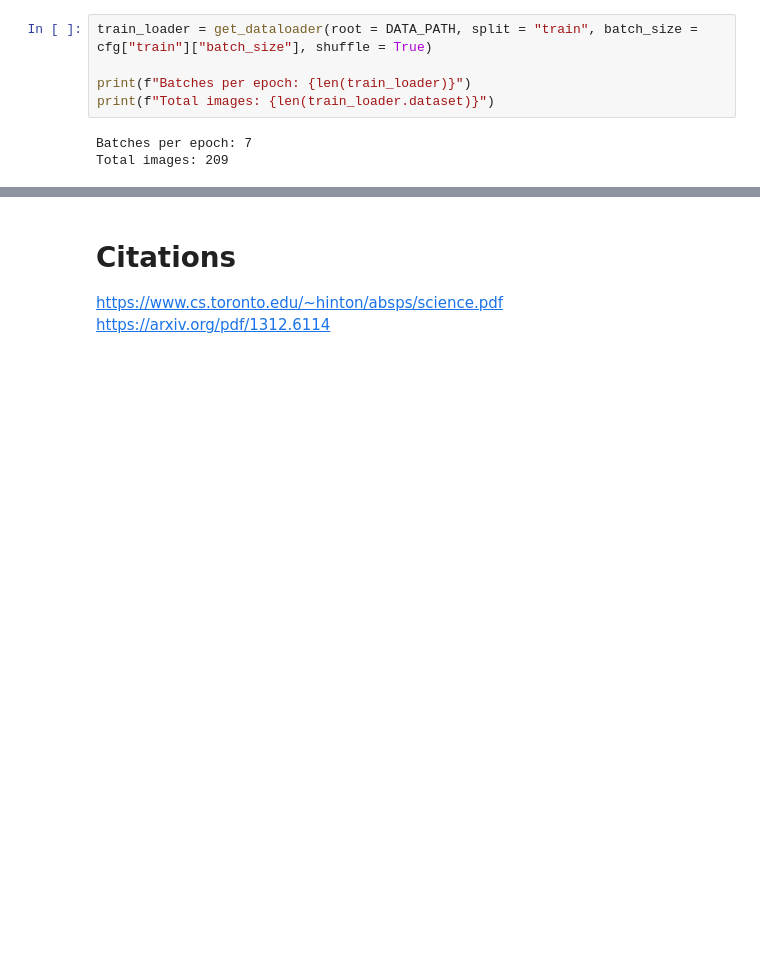
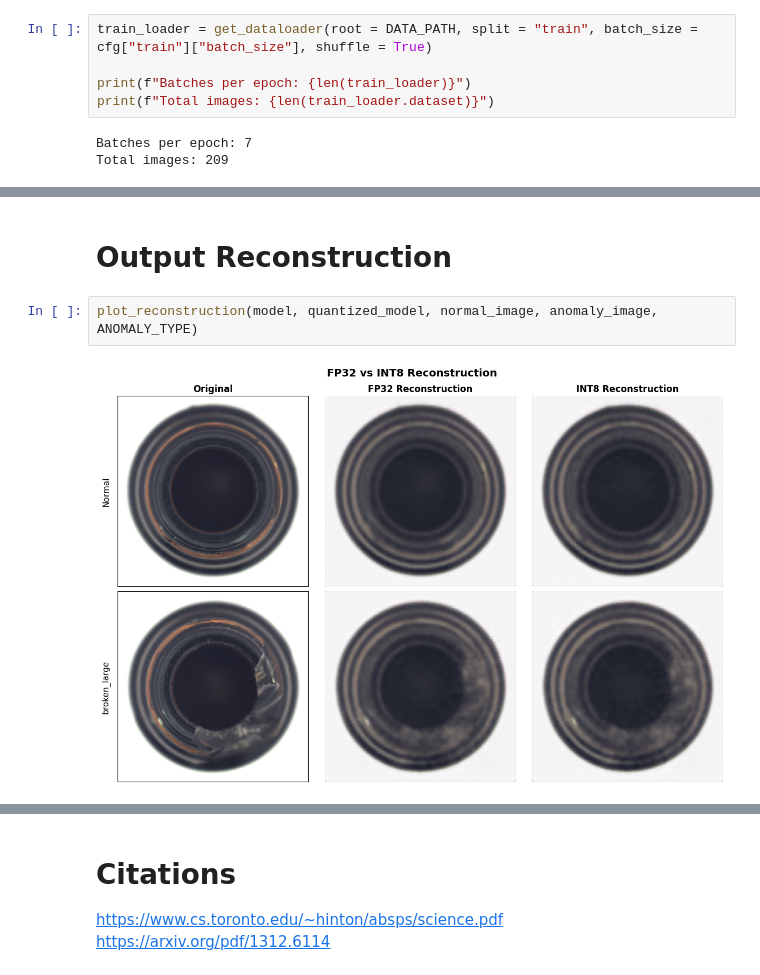
Before and after one commit to daeseong/edge_anomaly, a Jupyter notebook: notebooks/quantization_CNN.ipynb, the cells around one changed output, grey strips where cells are left out. Cells and saved outputs as stored; diff of their text form; blank space fills up the shorter version.

```diff
--- a/notebooks/quantization_CNN.ipynb
+++ b/notebooks/quantization_CNN.ipynb
@@ -289,0 +360,6 @@ Layer: decoder.layers.0               Key: weight_zero_point         Value: 0.00
+# %% [markdown]
+# Output Reconstruction
+# %%
+plot_reconstruction(model, quantized_model, normal_image, anomaly_image, ANOMALY_TYPE)
+# %% [output]
+[figure, added]
```
Also changed, not shown: parts of 15 cells of this notebook, 8 other files.
